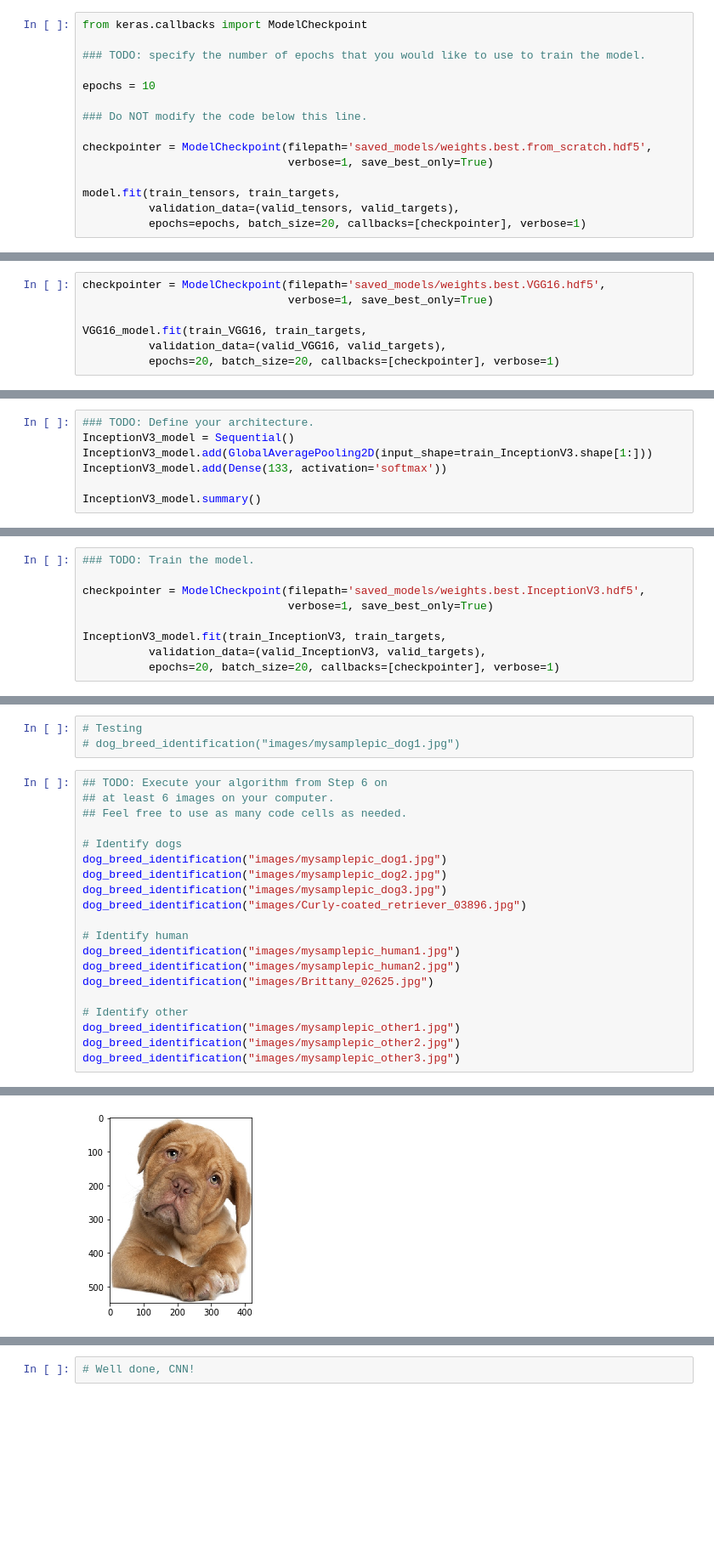
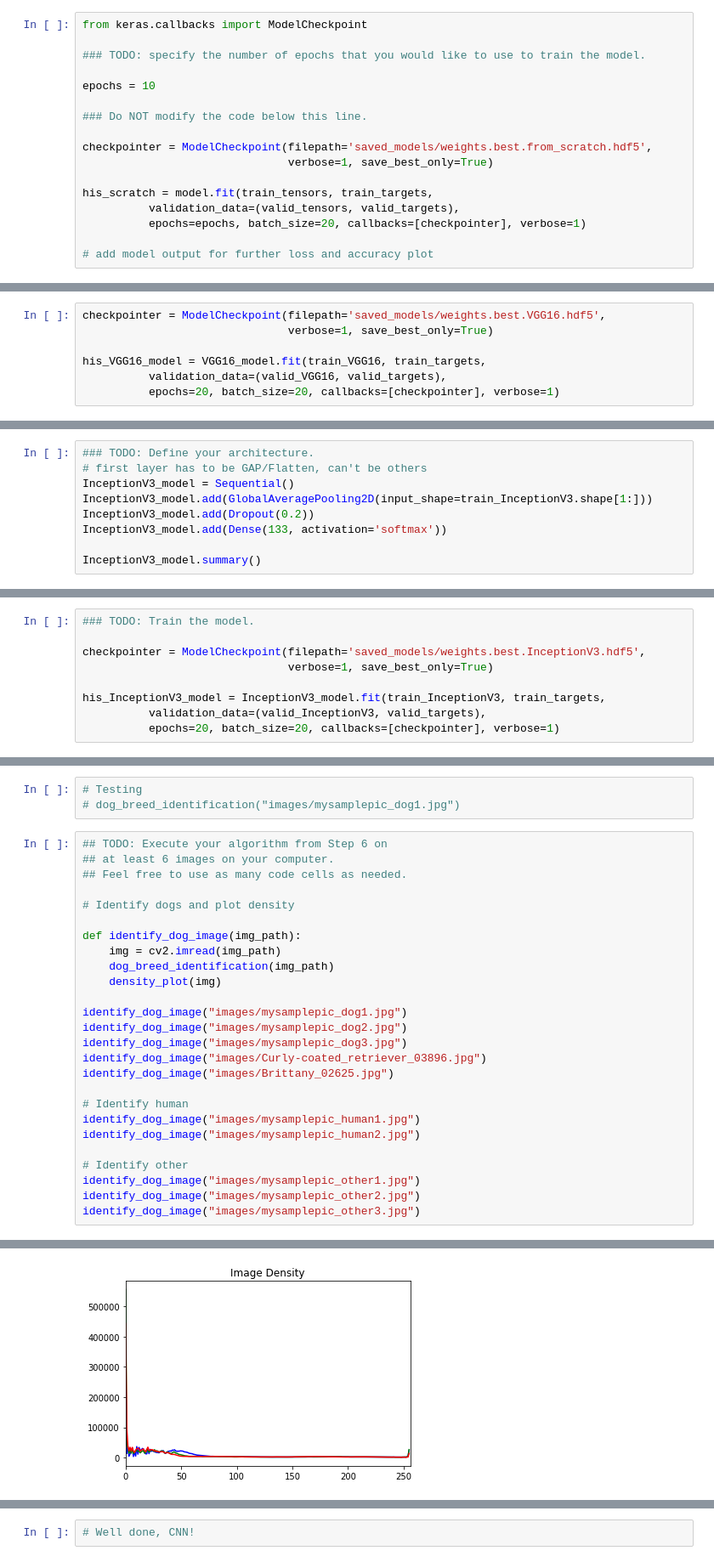
Before and after one commit to yz14689/DSNP_Capstone, a Jupyter notebook: dog_app.ipynb, the cells around one changed output, grey strips where cells are left out. Shown at 85% size. Saved outputs shown, nothing was run; the diff lists cells and outputs as text; blank space fills up the shorter version.

Commit message:
Updated code
Enhancement in "Metrics" and improvement in visualization

```diff
--- a/dog_app.ipynb
+++ b/dog_app.ipynb
@@ -521,9 +638,11 @@ epochs = 10
 checkpointer = ModelCheckpoint(filepath='saved_models/weights.best.from_scratch.hdf5',
                                verbose=1, save_best_only=True)
 
-model.fit(train_tensors, train_targets,
+his_scratch = model.fit(train_tensors, train_targets,
           validation_data=(valid_tensors, valid_targets),
           epochs=epochs, batch_size=20, callbacks=[checkpointer], verbose=1)
+
+# add model output for further loss and accuracy plot
 # %% [output]
 Train on 6680 samples, validate on 835 samples
 Epoch 1/10
@@ -608,7 +777,7 @@ VGG16_model.compile(loss='categorical_crossentropy', optimizer='rmsprop', metric
 checkpointer = ModelCheckpoint(filepath='saved_models/weights.best.VGG16.hdf5',
                                verbose=1, save_best_only=True)
 
-VGG16_model.fit(train_VGG16, train_targets,
+his_VGG16_model = VGG16_model.fit(train_VGG16, train_targets,
           validation_data=(valid_VGG16, valid_targets),
           epochs=20, batch_size=20, callbacks=[checkpointer], verbose=1)
 # %% [output]
@@ -724,8 +900,10 @@ This architecture is suitable for this problem because InceptionV3 model was alr
 In the last step, I added the GAP layer o help extend the temporal data and also added another dense perceptron layer to  make full connection for the appropriate classifications.
 # %%
 ### TODO: Define your architecture.
+# first layer has to be GAP/Flatten, can't be others
 InceptionV3_model = Sequential()
 InceptionV3_model.add(GlobalAveragePooling2D(input_shape=train_InceptionV3.shape[1:]))
+InceptionV3_model.add(Dropout(0.2))
 InceptionV3_model.add(Dense(133, activation='softmax'))
 
 InceptionV3_model.summary()
@@ -758,7 +941,7 @@ You are welcome to [augment the training data](https://blog.keras.io/building-po
 checkpointer = ModelCheckpoint(filepath='saved_models/weights.best.InceptionV3.hdf5',
                                verbose=1, save_best_only=True)
 
-InceptionV3_model.fit(train_InceptionV3, train_targets,
+his_InceptionV3_model = InceptionV3_model.fit(train_InceptionV3, train_targets,
           validation_data=(valid_InceptionV3, valid_targets),
           epochs=20, batch_size=20, callbacks=[checkpointer], verbose=1)
 # %% [output]
@@ -944,24 +1134,30 @@ There a few ways to improve the model, including but not limited to the followin
 # %%
 ## TODO: Execute your algorithm from Step 6 on
 ## at least 6 images on your computer.
 ## Feel free to use as many code cells as needed.
 
-# Identify dogs
-dog_breed_identification("images/mysamplepic_dog1.jpg")
-dog_breed_identification("images/mysamplepic_dog2.jpg")
-dog_breed_identification("images/mysamplepic_dog3.jpg")
-dog_breed_identification("images/Curly-coated_retriever_03896.jpg")
+# Identify dogs and plot density
+
+def identify_dog_image(img_path):
+    img = cv2.imread(img_path)
+    dog_breed_identification(img_path)
+    density_plot(img)
+
+identify_dog_image("images/mysamplepic_dog1.jpg")
+identify_dog_image("images/mysamplepic_dog2.jpg")
+identify_dog_image("images/mysamplepic_dog3.jpg")
+identify_dog_image("images/Curly-coated_retriever_03896.jpg")
+identify_dog_image("images/Brittany_02625.jpg")
 
 # Identify human
-dog_breed_identification("images/mysamplepic_human1.jpg")
-dog_breed_identification("images/mysamplepic_human2.jpg")
-dog_breed_identification("images/Brittany_02625.jpg")
+identify_dog_image("images/mysamplepic_human1.jpg")
+identify_dog_image("images/mysamplepic_human2.jpg")
 
 # Identify other
-dog_breed_identification("images/mysamplepic_other1.jpg")
-dog_breed_identification("images/mysamplepic_other2.jpg")
-dog_breed_identification("images/mysamplepic_other3.jpg")
+identify_dog_image("images/mysamplepic_other1.jpg")
+identify_dog_image("images/mysamplepic_other2.jpg")
+identify_dog_image("images/mysamplepic_other3.jpg")
 # %% [output]
 [figure]
 A dog is detected and its breed is ages/train/005.Alaskan_malamute
-[figure, old version]
+[figure, new version]
```
Also changed, not shown: parts of 24 cells of this notebook.
